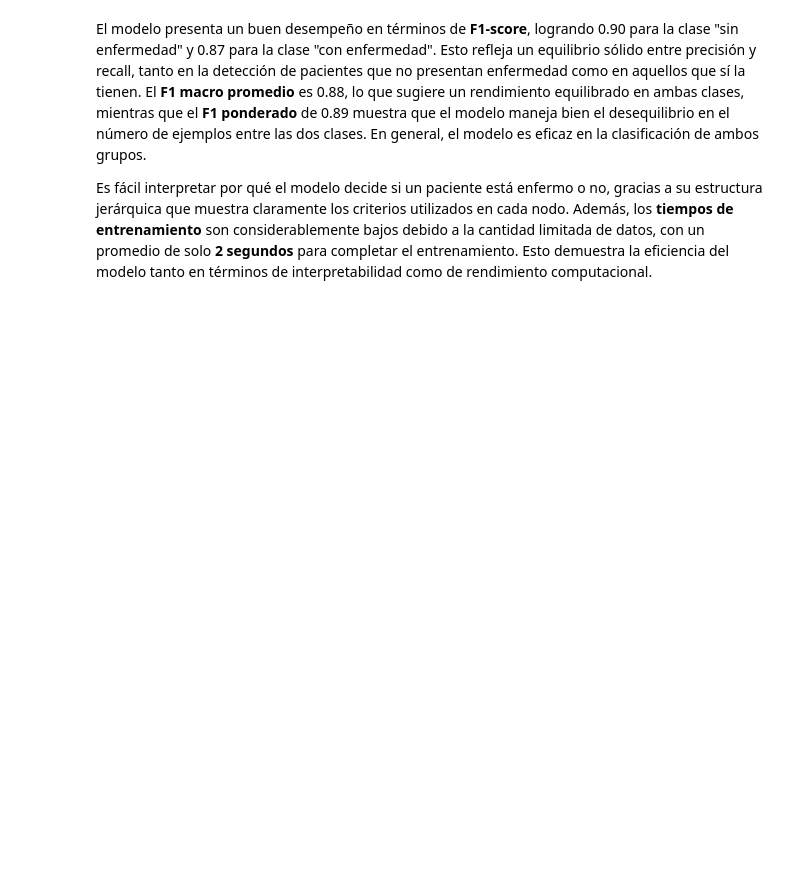
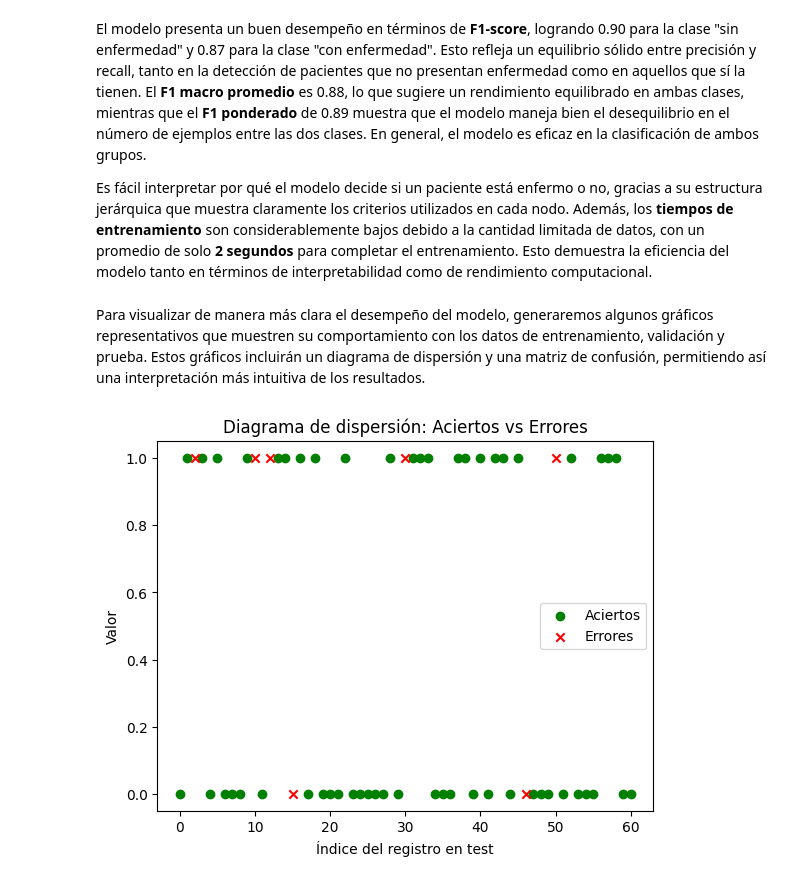
Before and after one commit to IgnacioLopez04/TP_ML_Bellotti_Lopez_Trinchieri, a Jupyter notebook: TP1_ML.ipynb, the cells around one changed output. Saved outputs shown, nothing was run; the diff lists cells and outputs as text; code cells hidden in the pictures; blank space fills up the shorter version.

```diff
--- a/TP1_ML.ipynb
+++ b/TP1_ML.ipynb
@@ -1347,3 +2117,23 @@ print(metrics.classification_report(predict, test.diagnosis))
 El modelo presenta un buen desempeño en términos de **F1-score**, logrando 0.90 para la clase "sin enfermedad" y 0.87 para la clase "con enfermedad". Esto refleja un equilibrio sólido entre precisión y recall, tanto en la detección de pacientes que no presentan enfermedad como en aquellos que sí la tienen. El **F1 macro promedio** es 0.88, lo que sugiere un rendimiento equilibrado en ambas clases, mientras que el **F1 ponderado** de 0.89 muestra que el modelo maneja bien el desequilibrio en el número de ejemplos entre las dos clases. En general, el modelo es eficaz en la clasificación de ambos grupos.
 
 Es fácil interpretar por qué el modelo decide si un paciente está enfermo o no, gracias a su estructura jerárquica que muestra claramente los criterios utilizados en cada nodo. Además, los **tiempos de entrenamiento** son considerablemente bajos debido a la cantidad limitada de datos, con un promedio de solo **2 segundos** para completar el entrenamiento. Esto demuestra la eficiencia del modelo tanto en términos de interpretabilidad como de rendimiento computacional.
+# %% [markdown]
+Para visualizar de manera más clara el desempeño del modelo, generaremos algunos gráficos representativos que muestren su comportamiento con los datos de entrenamiento, validación y prueba. Estos gráficos incluirán un diagrama de dispersión y una matriz de confusión, permitiendo así una interpretación más intuitiva de los resultados.
+# %%
+y_true = test.diagnosis
+y_pred = predict
+
+aciertos = [i for i in range(len(y_true)) if y_true.iloc[i] == y_pred[i]]
+errores = [i for i in range(len(y_true)) if y_true.iloc[i] != y_pred[i]]
+
+plt.scatter([i for i in aciertos], [y_true.iloc[i] for i in aciertos], color='g', label='Aciertos', marker='o')
+plt.scatter([i for i in errores], [y_true.iloc[i] for i in errores], color='r', label='Errores', marker='x')
+
+plt.title('Diagrama de dispersión: Aciertos vs Errores')
+plt.xlabel('Índice del registro en test')
+plt.ylabel('Valor')
+plt.legend()
+
+plt.show()
+# %% [output]
+[figure, added]
```
Also changed, not shown: parts of 103 cells of this notebook, 1 other file.
